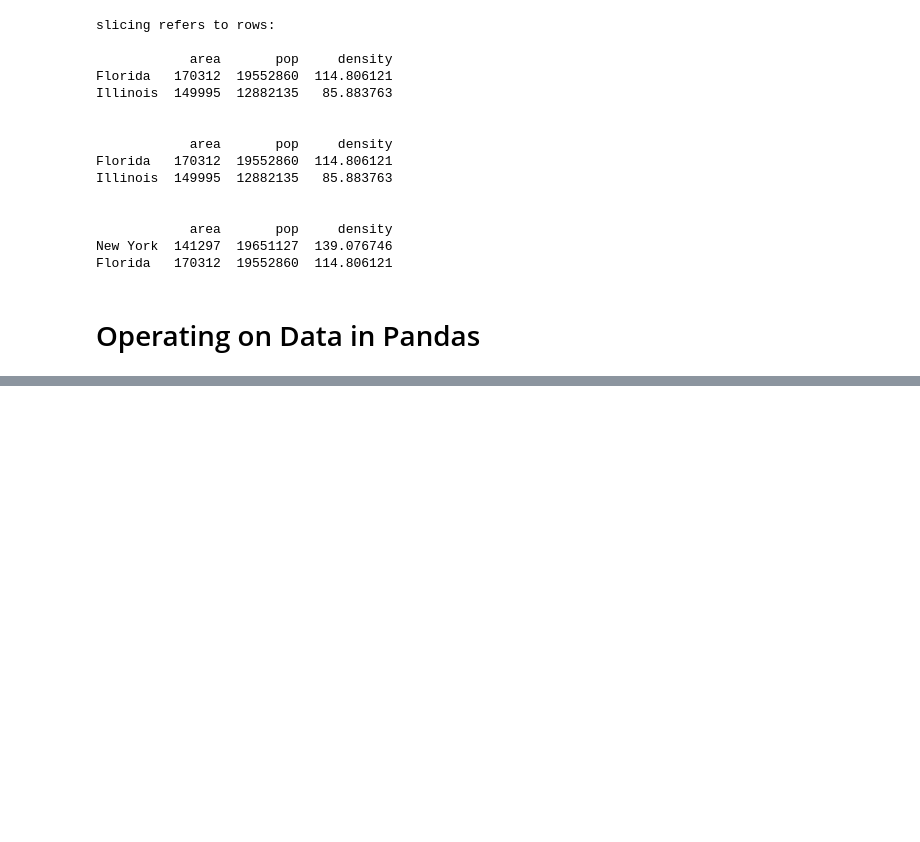
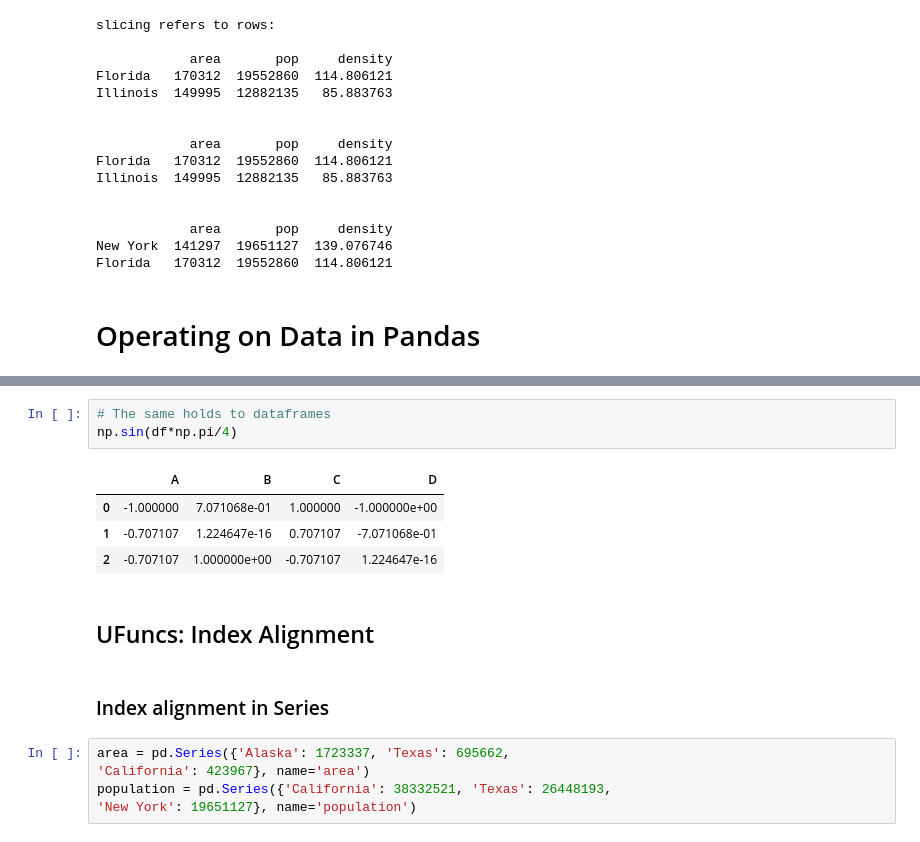
Before and after one commit to LuanDaSilva/PythonDS, a Jupyter notebook: Pandas Tutorial.ipynb, the cells around one changed output, grey strips where cells are left out. Saved outputs shown, nothing was run; the diff lists cells and outputs as text; blank space fills up the shorter version.

```diff
--- a/Pandas Tutorial.ipynb
+++ b/Pandas Tutorial.ipynb
@@ -525,0 +555,17 @@ Florida   170312  19552860  114.806121
+# %%
+# The same holds to dataframes
+np.sin(df*np.pi/4)
+# %% [output]
+|  | A | B | C | D |
+| 0 | -1.000000 | 7.071068e-01 | 1.000000 | -1.000000e+00 |
+| 1 | -0.707107 | 1.224647e-16 | 0.707107 | -7.071068e-01 |
+| 2 | -0.707107 | 1.000000e+00 | -0.707107 | 1.224647e-16 |
+# %% [markdown]
+## UFuncs: Index Alignment
+# %% [markdown]
+### Index alignment in Series
+# %%
+area = pd.Series({'Alaska': 1723337, 'Texas': 695662,
+'California': 423967}, name='area')
+population = pd.Series({'California': 38332521, 'Texas': 26448193,
+'New York': 19651127}, name='population')
```
Also changed, not shown: parts of 33 cells of this notebook.
